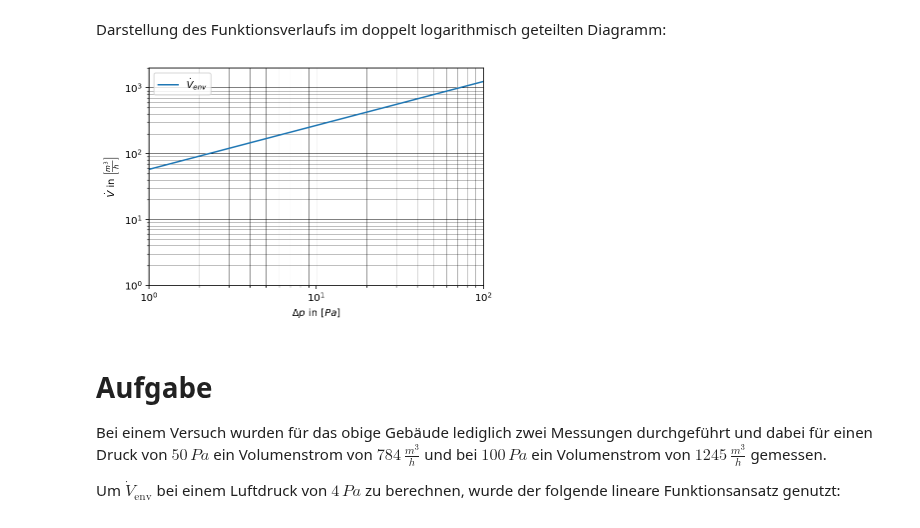
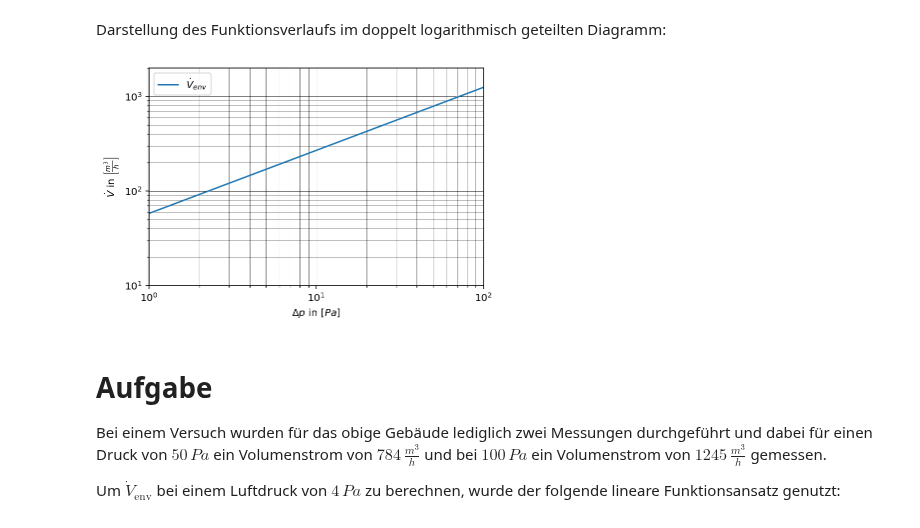
Before and after one commit to w-meiners/bdoor, a Jupyter notebook: 3-Regression_von_Potenzfunktionen/Notebook_09.ipynb, the cells around one changed output. Drawn from its saved outputs; the diff is of its cells as text; code cells hidden in the pictures.

```diff
--- a/3-Regression_von_Potenzfunktionen/Notebook_09.ipynb
+++ b/3-Regression_von_Potenzfunktionen/Notebook_09.ipynb
@@ -152,18 +152,18 @@ Darstellung des Funktionsverlaufs im doppelt logarithmisch geteilten Diagramm:
 # %%
 ax = df.plot(x='x',y='y',label=r"$\dot V_{env}$")
 
 ax.set(
     xlabel=r'$\Delta p$ in $[Pa]$',
     ylabel=r'$\dot V$ in $\left[\frac{m^3}{h}\right]$'
 )
 
 ax.set_xscale('log')
 ax.set_yscale('log')
-ax.set(xlim=(1,100),ylim=(1,2000))
+ax.set(xlim=(1,100),ylim=(10,2000))
 ax.grid(lw=0.5,c='k')
 ax.grid(which='minor',lw=0.25,c='k')
 # %% [output]
-[figure, old version]
+[figure, new version]
 # %% [markdown]
 # Aufgabe
 
```
Also changed, not shown: parts of 1 cell of this notebook, 21 other files.
